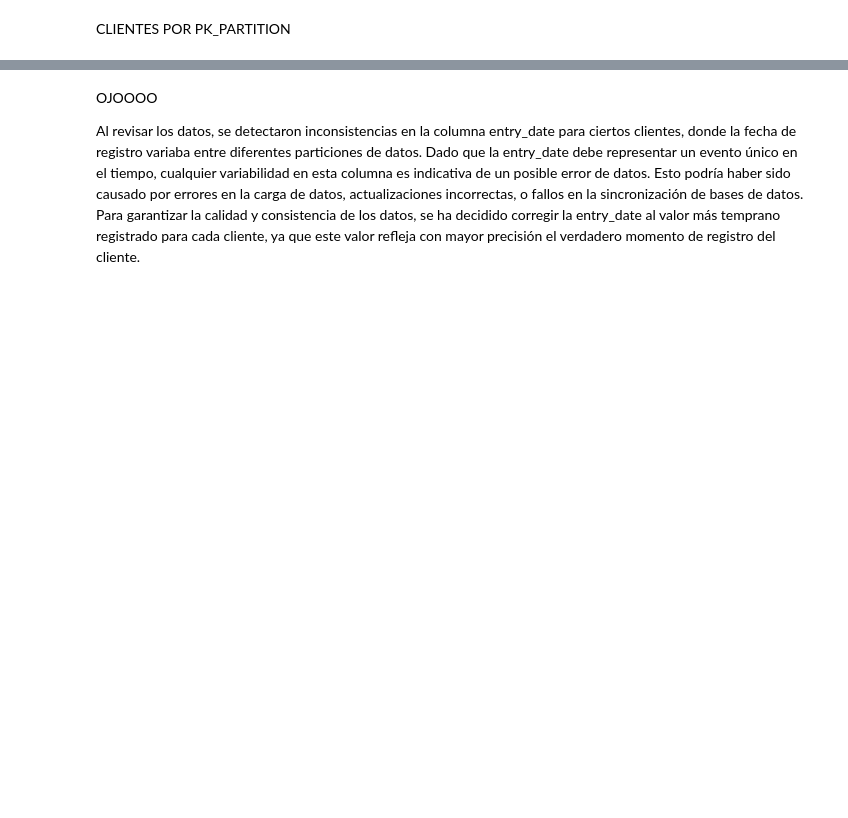
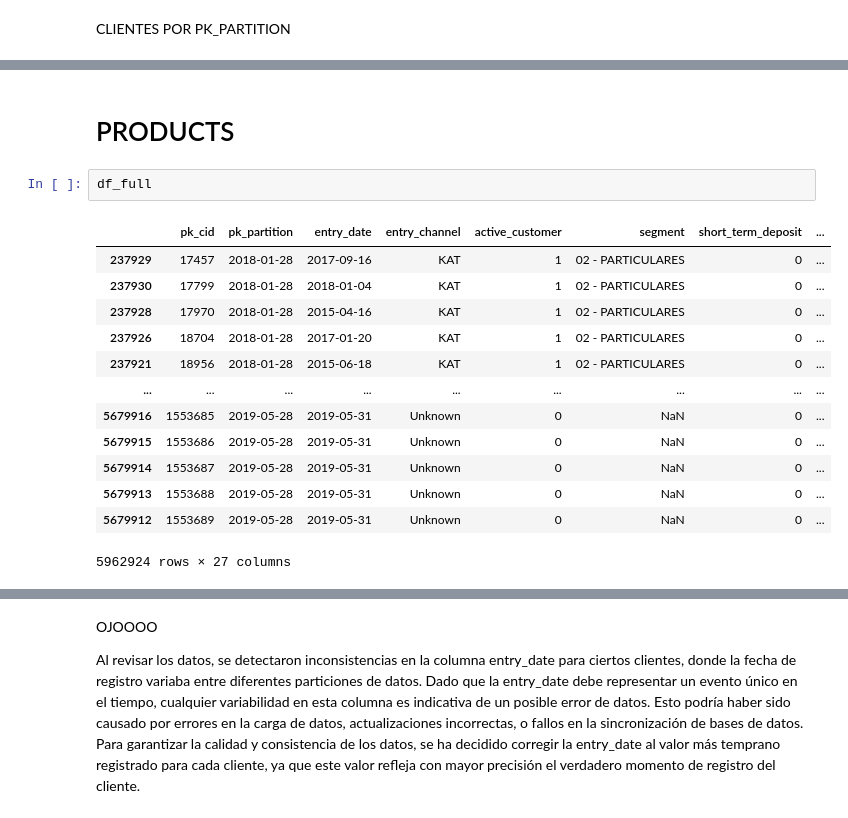
Before and after one commit to jascicz/easy_money_Project, a Jupyter notebook: javier-Proyecto.ipynb, the cells around one changed output, grey strips where cells are left out. Saved outputs shown, nothing was run; the diff lists cells and outputs as text; blank space fills up the shorter version.

```diff
--- a/javier-Proyecto.ipynb
+++ b/javier-Proyecto.ipynb
@@ -809,0 +959,18 @@ En la partición 2019-05-28 00:00:00, hay 1220 clientes que estaban en la partic
+# %% [markdown]
+# PRODUCTS
+# %%
+df_full
+# %% [output]
+|  | pk_cid | pk_partition | entry_date | entry_channel | active_customer | segment | short_term_deposit | ... |
+| 237929 | 17457 | 2018-01-28 | 2017-09-16 | KAT | 1 | 02 - PARTICULARES | 0 | ... |
+| 237930 | 17799 | 2018-01-28 | 2018-01-04 | KAT | 1 | 02 - PARTICULARES | 0 | ... |
+| 237928 | 17970 | 2018-01-28 | 2015-04-16 | KAT | 1 | 02 - PARTICULARES | 0 | ... |
+| 237926 | 18704 | 2018-01-28 | 2017-01-20 | KAT | 1 | 02 - PARTICULARES | 0 | ... |
+| 237921 | 18956 | 2018-01-28 | 2015-06-18 | KAT | 1 | 02 - PARTICULARES | 0 | ... |
+| ... | ... | ... | ... | ... | ... | ... | ... | ... |
+| 5679916 | 1553685 | 2019-05-28 | 2019-05-31 | Unknown | 0 | NaN | 0 | ... |
+| 5679915 | 1553686 | 2019-05-28 | 2019-05-31 | Unknown | 0 | NaN | 0 | ... |
+| 5679914 | 1553687 | 2019-05-28 | 2019-05-31 | Unknown | 0 | NaN | 0 | ... |
+| 5679913 | 1553688 | 2019-05-28 | 2019-05-31 | Unknown | 0 | NaN | 0 | ... |
+| 5679912 | 1553689 | 2019-05-28 | 2019-05-31 | Unknown | 0 | NaN | 0 | ... |
+5962924 rows × 27 columns
```
Also changed, not shown: parts of 103 cells of this notebook.
